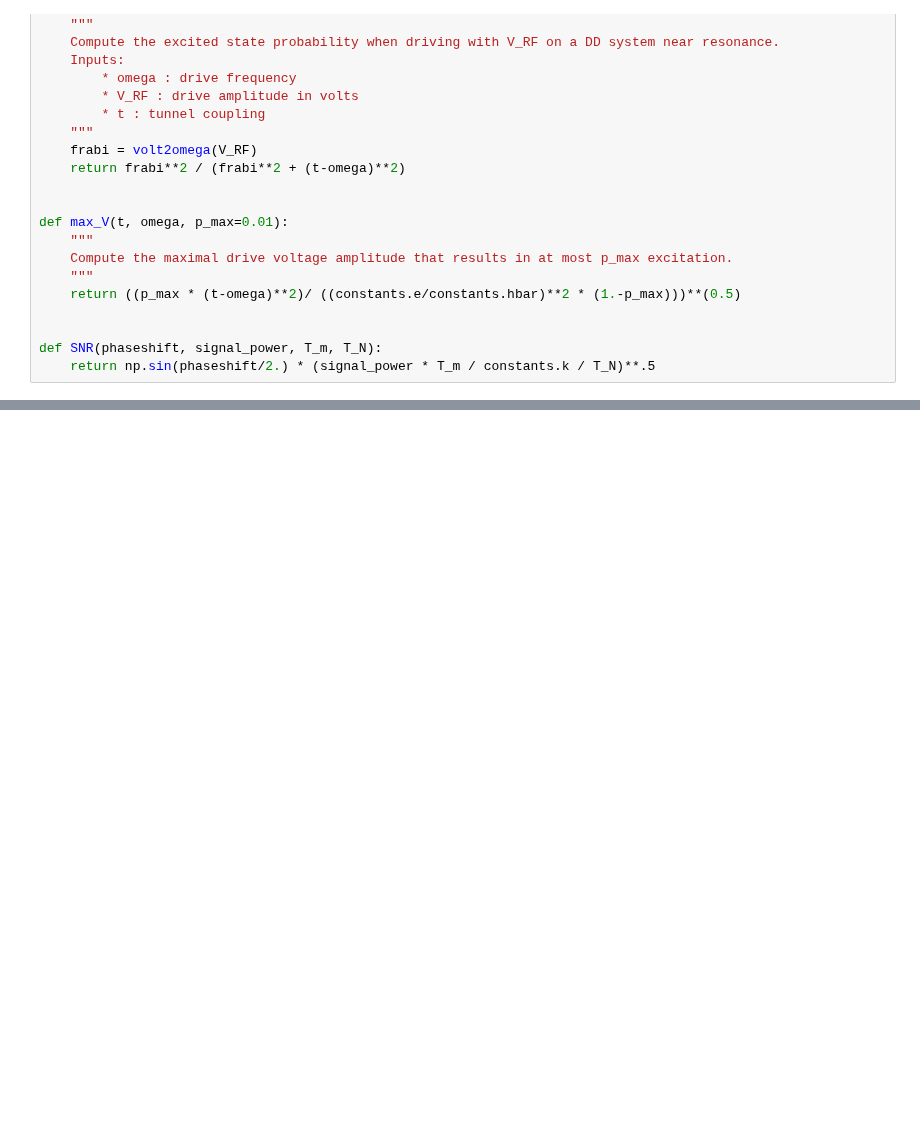
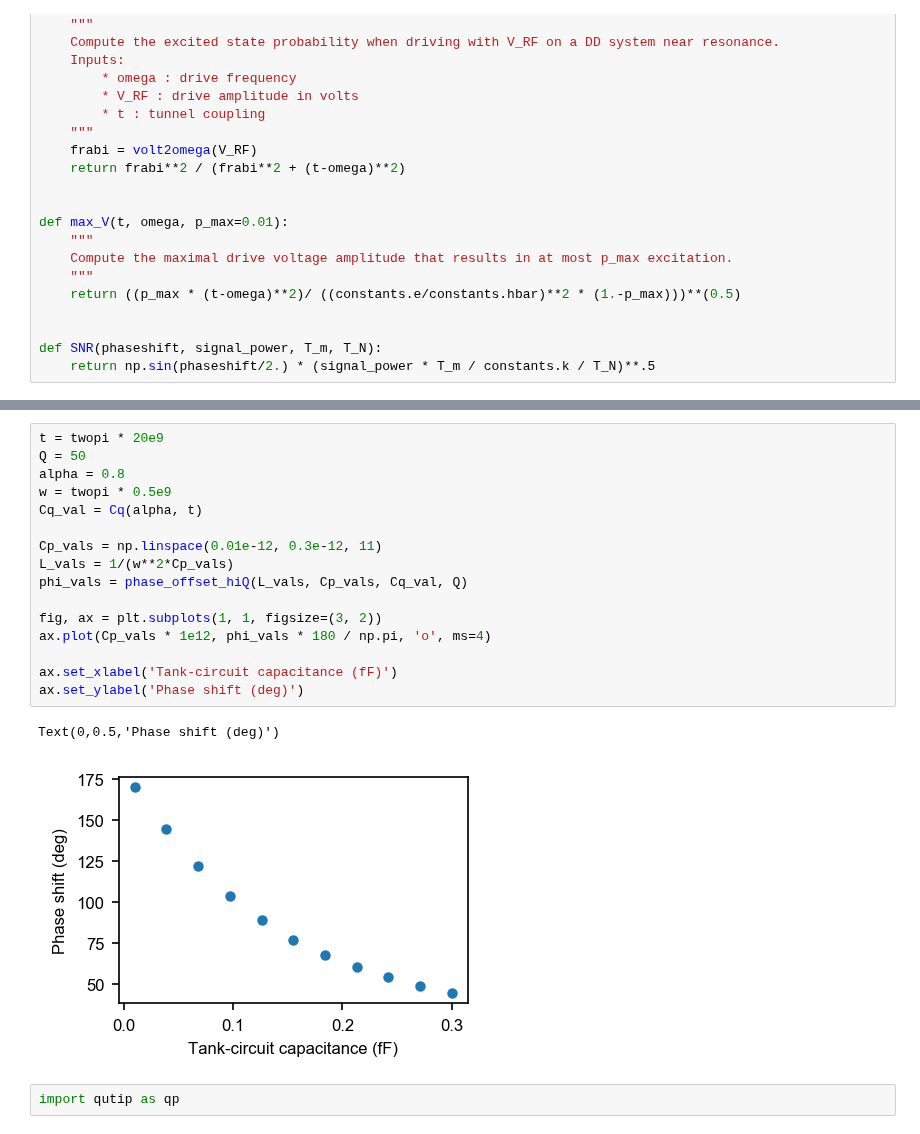
Before and after one commit to wpfff/calculations, a Jupyter notebook: quantum_capacitance/Quantum Capacitance.ipynb, the cells around one changed output, grey strips where cells are left out. Cells and saved outputs as stored; diff of their text form; blank space fills up the shorter version.

```diff
--- a/quantum_capacitance/Quantum Capacitance.ipynb
+++ b/quantum_capacitance/Quantum Capacitance.ipynb
@@ -336,0 +304,21 @@ array([ 410.9336039 ,  290.57393794,  237.25262683,  205.46680195,
+# %%
+t = twopi * 20e9
+Q = 50
+alpha = 0.8
+w = twopi * 0.5e9
+Cq_val = Cq(alpha, t)
+
+Cp_vals = np.linspace(0.01e-12, 0.3e-12, 11)
+L_vals = 1/(w**2*Cp_vals)
+phi_vals = phase_offset_hiQ(L_vals, Cp_vals, Cq_val, Q)
+
+fig, ax = plt.subplots(1, 1, figsize=(3, 2))
+ax.plot(Cp_vals * 1e12, phi_vals * 180 / np.pi, 'o', ms=4)
+
+ax.set_xlabel('Tank-circuit capacitance (fF)')
+ax.set_ylabel('Phase shift (deg)')
+# %% [output]
+Text(0,0.5,'Phase shift (deg)')
+[figure, added]
+# %%
+import qutip as qp
```
Also changed, not shown: parts of 11 cells of this notebook, 1 other file.
